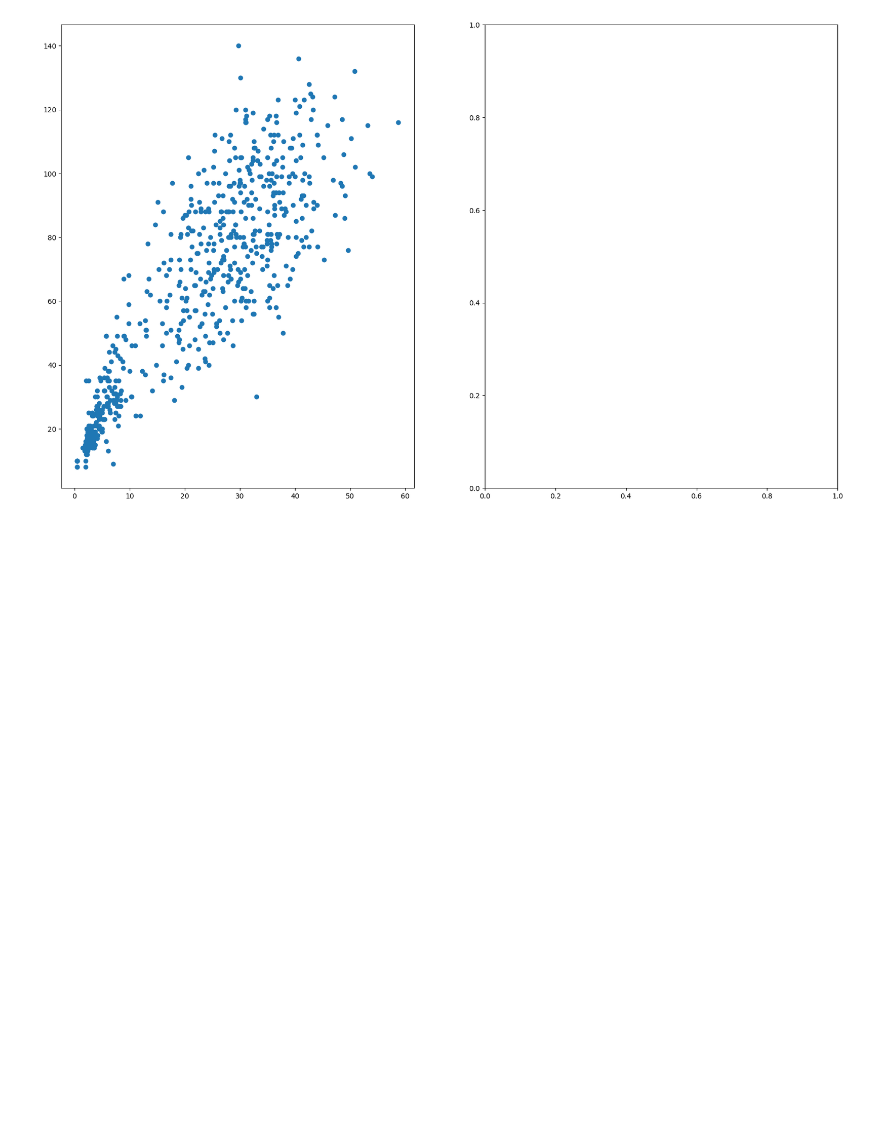
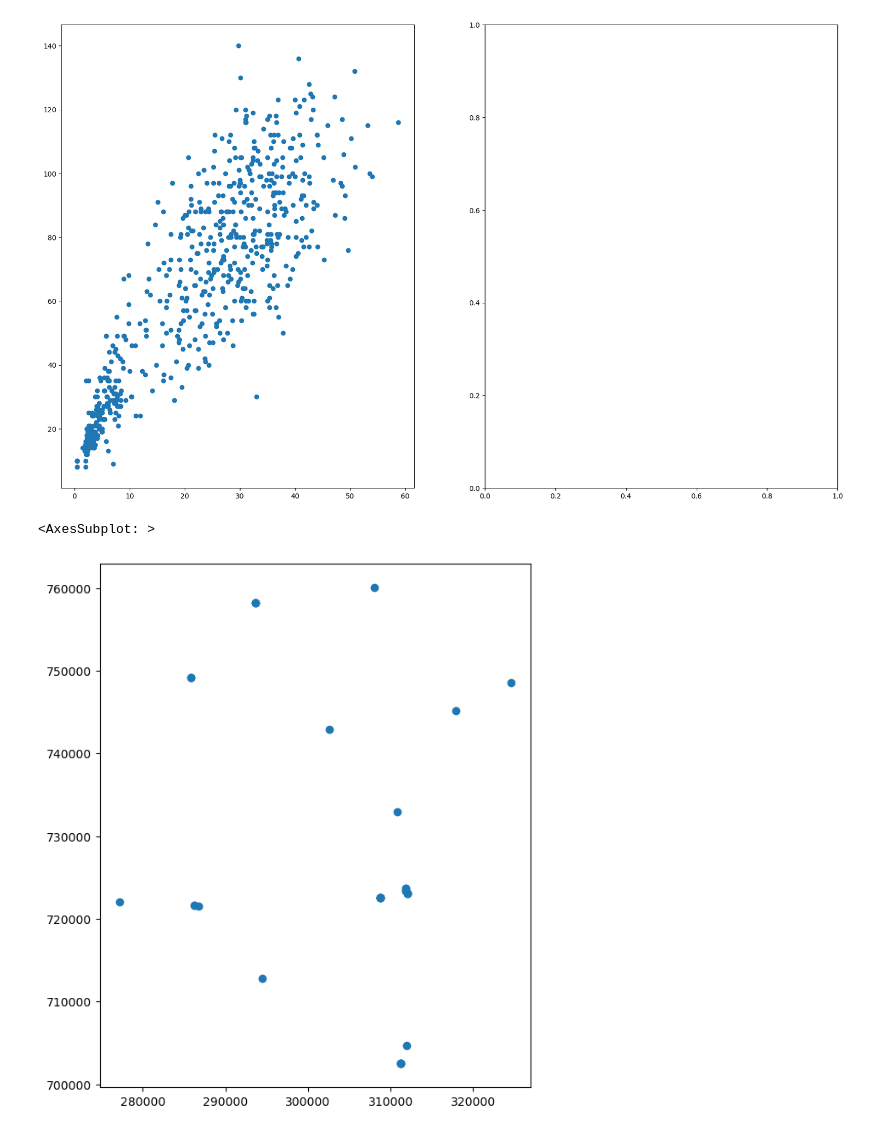
Before and after one commit to MagnusBurnet/PY4SA23_Assignment, a Jupyter notebook: Script_for_assessment2.ipynb, the cells around one changed output. Drawn from its saved outputs; the diff is of its cells as text; code cells hidden in the pictures; blank space fills up the shorter version.

Commit message:
start of geopandas

```diff
--- a/Script_for_assessment2.ipynb
+++ b/Script_for_assessment2.ipynb
@@ -251,3 +251,12 @@ axs[1].boxplot(x=Ulmus_genus["DBH"], labels=Ulmus_genus["Genus_spec"])
 # %% [output]
 ValueError: Dimensions of labels and X must be compatible
 [figure]
+# %%
+import geopandas as gpd
+plt.rcParams['figure.figsize'] = [10, 8]
+
+EVCP = gpd.read_file('Electric_Vehicle_Charging_Points.shp')
+EVCP.plot()
+# %% [output]
+<AxesSubplot: >
+[figure, added]
```
Also changed, not shown: parts of 4 cells of this notebook, 6 other files.
